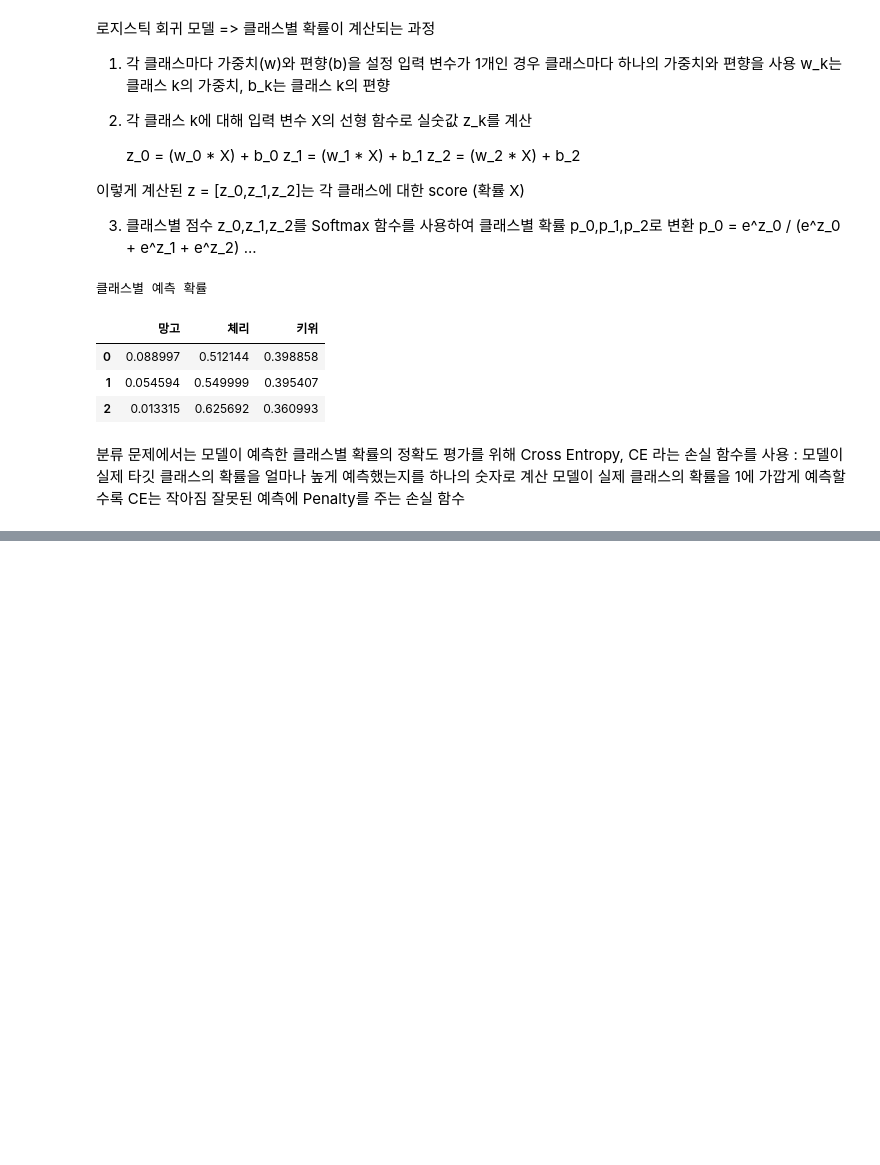
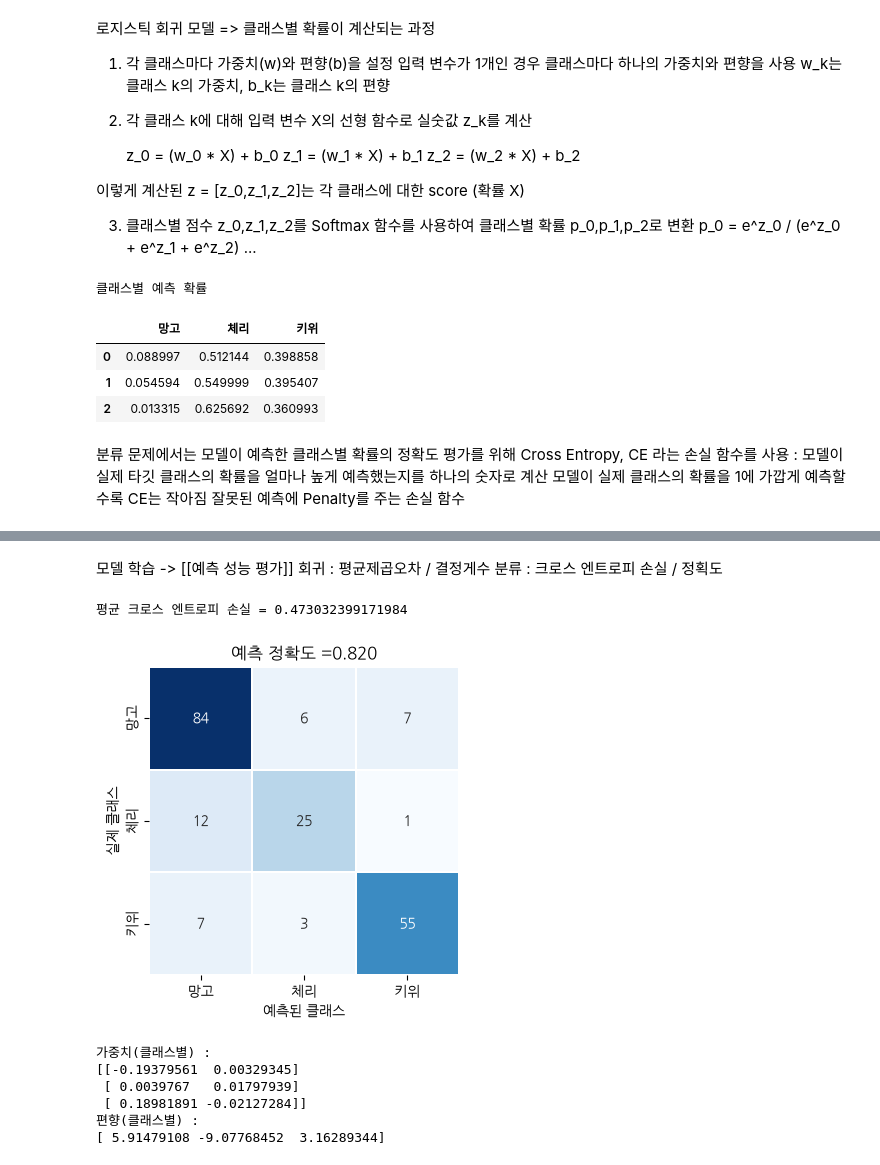
Before and after one commit to Aranica/BIOPYTHON_BOOK, a Jupyter notebook: 머신러닝과 딥러닝/Chapter_4.ipynb, the cells around one changed output, grey strips where cells are left out. Cells and saved outputs as stored; diff of their text form; code cells hidden in the pictures; blank space fills up the shorter version.

```diff
--- a/머신러닝과 딥러닝/Chapter_4.ipynb
+++ b/머신러닝과 딥러닝/Chapter_4.ipynb
@@ -126,0 +277,50 @@ Cross Entropy, CE
+# %% [markdown]
+모델 학습 -> [[예측 성능 평가]]
+            회귀 : 평균제곱오차 / 결정게수
+            분류 : 크로스 엔트로피 손실 / 정획도
+# %%
+#[실습 04-13]
+# 모델의 예측 성능을 혼동행렬(Confusion Matrix)로 시각화
+
+from sklearn.metrics import confusion_matrix, accuracy_score
+
+#손실 계산
+loss = log_loss(y_idx, y_prob)
+print("평균 크로스 엔트로피 손실 =", loss)
+
+#혼동행렬 시각화
+class_labels = ["망고", "체리","키위"]      #클래스 이름 리스트
+cm = confusion_matrix(y_idx, y_pred)    #혼동행렬 계산
+acc = accuracy_score(y_idx, y_pred)     #정확도 계산
+
+plt.figure(figsize=(4,4))
+
+sns.heatmap(cm, annot=True, linewidths=0.1, cmap='Blues', cbar=None,
+            xticklabels=class_labels, yticklabels=class_labels)
+
+plt.title(f'예측 정확도 ={acc:.3f}')
+plt.xlabel('예측된 클래스')
+plt.ylabel('실제 클래스')
+
+plt.show()
+# %% [output]
+평균 크로스 엔트로피 손실 = 0.473032399171984
+[figure, added]
+# %%
+#[실습 04-14]
+#모델이 학습을 통해 어떠한 파라미터를 찾았는가?
+
+#파라미터 출력
+print("가중치(클래스별) :")
+print(model.coef_)
+
+print("편향(클래스별) :")
+print(model.intercept_)
+print()
+# %% [output]
+가중치(클래스별) :
+[[-0.19379561  0.00329345]
+ [ 0.0039767   0.01797939]
+ [ 0.18981891 -0.02127284]]
+편향(클래스별) :
+[ 5.91479108 -9.07768452  3.16289344]
```
Also changed, not shown: parts of 14 cells of this notebook, 2 other files.
